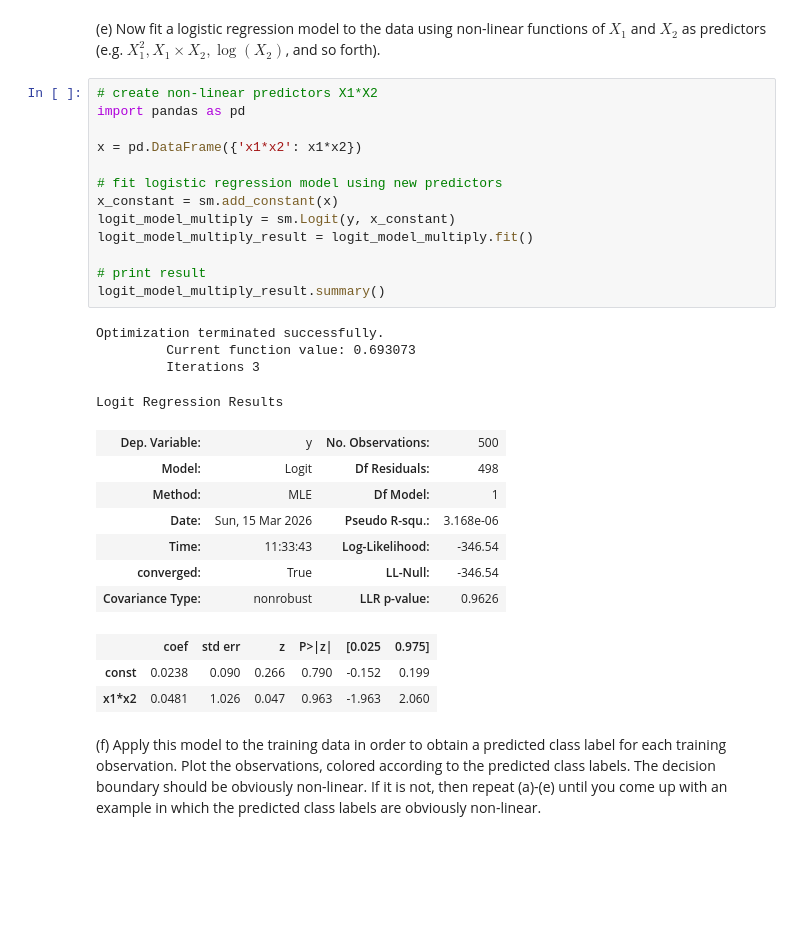
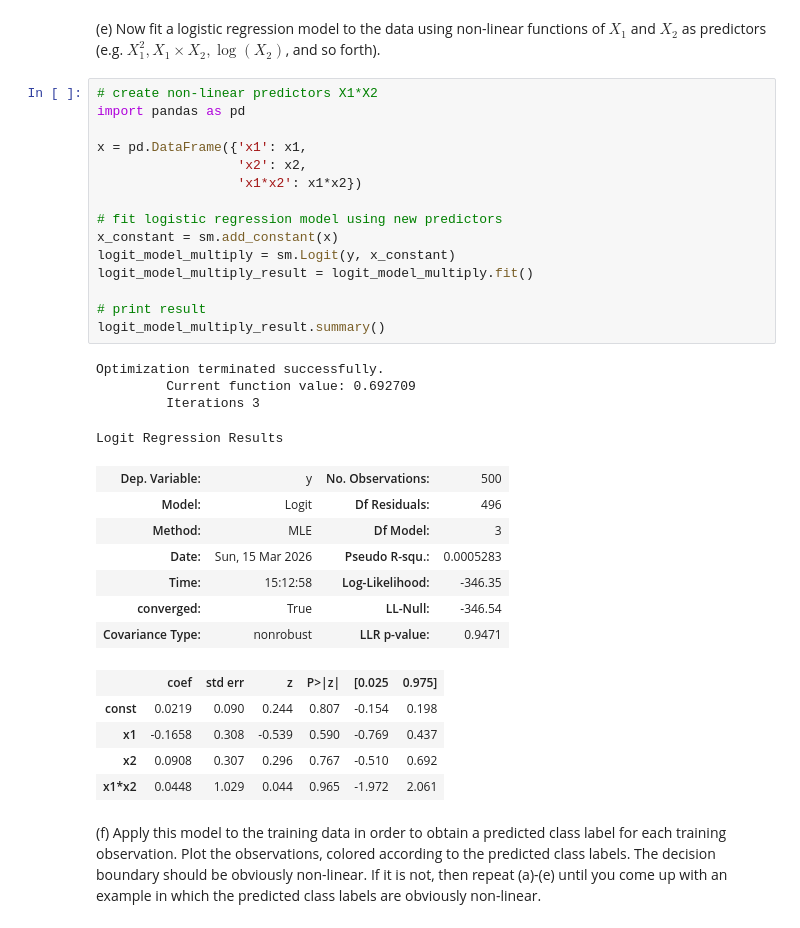
Before and after one commit to mw1296/DSAN5300, a Jupyter notebook: labs/lab-W08-SVM/lab8.ipynb, the cells around one changed output. Drawn from its saved outputs; the diff is of its cells as text; blank space fills up the shorter version.

```diff
--- a/labs/lab-W08-SVM/lab8.ipynb
+++ b/labs/lab-W08-SVM/lab8.ipynb
@@ -206,30 +206,34 @@ Text(0.5, 1.0, 'x1 vs. x2 and predicted class in training data')
 # %%
 # create non-linear predictors X1*X2
 import pandas as pd
 
-x = pd.DataFrame({'x1*x2': x1*x2})
+x = pd.DataFrame({'x1': x1,
+                  'x2': x2,
+                  'x1*x2': x1*x2})
 
 # fit logistic regression model using new predictors
 x_constant = sm.add_constant(x)
 logit_model_multiply = sm.Logit(y, x_constant)
 logit_model_multiply_result = logit_model_multiply.fit()
 
 # print result
 logit_model_multiply_result.summary()
 # %% [output]
 Optimization terminated successfully.
-         Current function value: 0.693073
+         Current function value: 0.692709
          Iterations 3
 Logit Regression Results
 | Dep. Variable: | y | No. Observations: | 500 |
-| Model: | Logit | Df Residuals: | 498 |
-| Method: | MLE | Df Model: | 1 |
-| Date: | Sun, 15 Mar 2026 | Pseudo R-squ.: | 3.168e-06 |
-| Time: | 11:33:43 | Log-Likelihood: | -346.54 |
+| Model: | Logit | Df Residuals: | 496 |
+| Method: | MLE | Df Model: | 3 |
+| Date: | Sun, 15 Mar 2026 | Pseudo R-squ.: | 0.0005283 |
+| Time: | 15:12:58 | Log-Likelihood: | -346.35 |
 | converged: | True | LL-Null: | -346.54 |
-| Covariance Type: | nonrobust | LLR p-value: | 0.9626 |
+| Covariance Type: | nonrobust | LLR p-value: | 0.9471 |
 |  | coef | std err | z | P>|z| | [0.025 | 0.975] |
-| const | 0.0238 | 0.090 | 0.266 | 0.790 | -0.152 | 0.199 |
-| x1*x2 | 0.0481 | 1.026 | 0.047 | 0.963 | -1.963 | 2.060 |
+| const | 0.0219 | 0.090 | 0.244 | 0.807 | -0.154 | 0.198 |
+| x1 | -0.1658 | 0.308 | -0.539 | 0.590 | -0.769 | 0.437 |
+| x2 | 0.0908 | 0.307 | 0.296 | 0.767 | -0.510 | 0.692 |
+| x1*x2 | 0.0448 | 1.029 | 0.044 | 0.965 | -1.972 | 2.061 |
 # %% [markdown]
 (f) Apply this model to the training data in order to obtain a predicted class label for each training observation. Plot the observations, colored according to the predicted class labels. The decision boundary should be obviously non-linear. If it is not, then repeat (a)-(e) until you come up with an example in which the predicted class labels are obviously non-linear.
```
Also changed, not shown: parts of 2 cells of this notebook, 1 other file.
